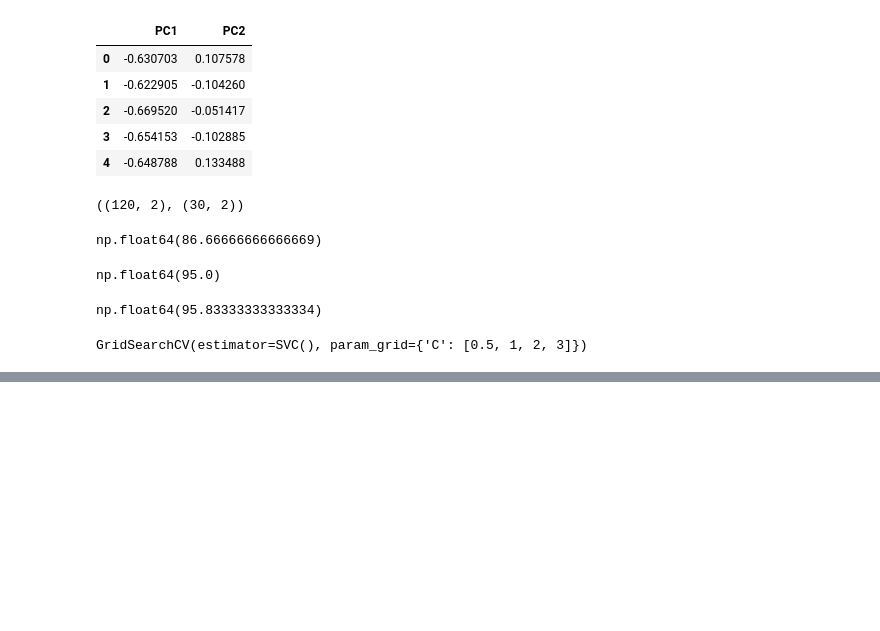
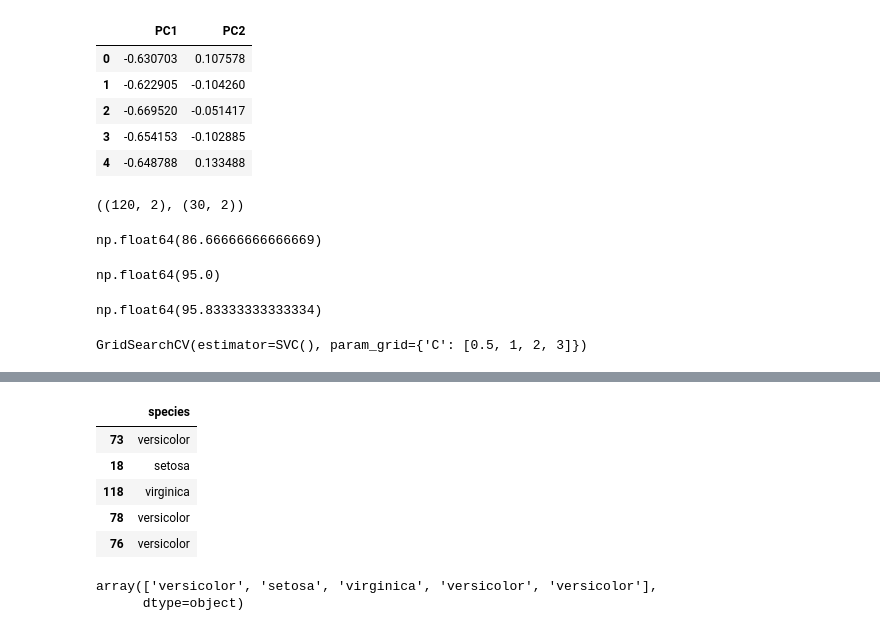
Before and after one commit to Durgaprasad1903/e2e-ml-project, a Jupyter notebook: notebook.ipynb, the cells around one changed output, grey strips where cells are left out. Drawn from its saved outputs; the diff is of its cells as text; code cells hidden in the pictures; blank space fills up the shorter version.

```diff
--- a/notebook.ipynb
+++ b/notebook.ipynb
@@ -162,0 +186,14 @@ NameError: name 'svc' is not defined
+# %%
+y_test[:5]
+# %% [output]
+|  | species |
+| 73 | versicolor |
+| 18 | setosa |
+| 118 | virginica |
+| 78 | versicolor |
+| 76 | versicolor |
+# %%
+pred[:5]
+# %% [output]
+array(['versicolor', 'setosa', 'virginica', 'versicolor', 'versicolor'],
+      dtype=object)
```
Also changed, not shown: parts of 8 cells of this notebook.
